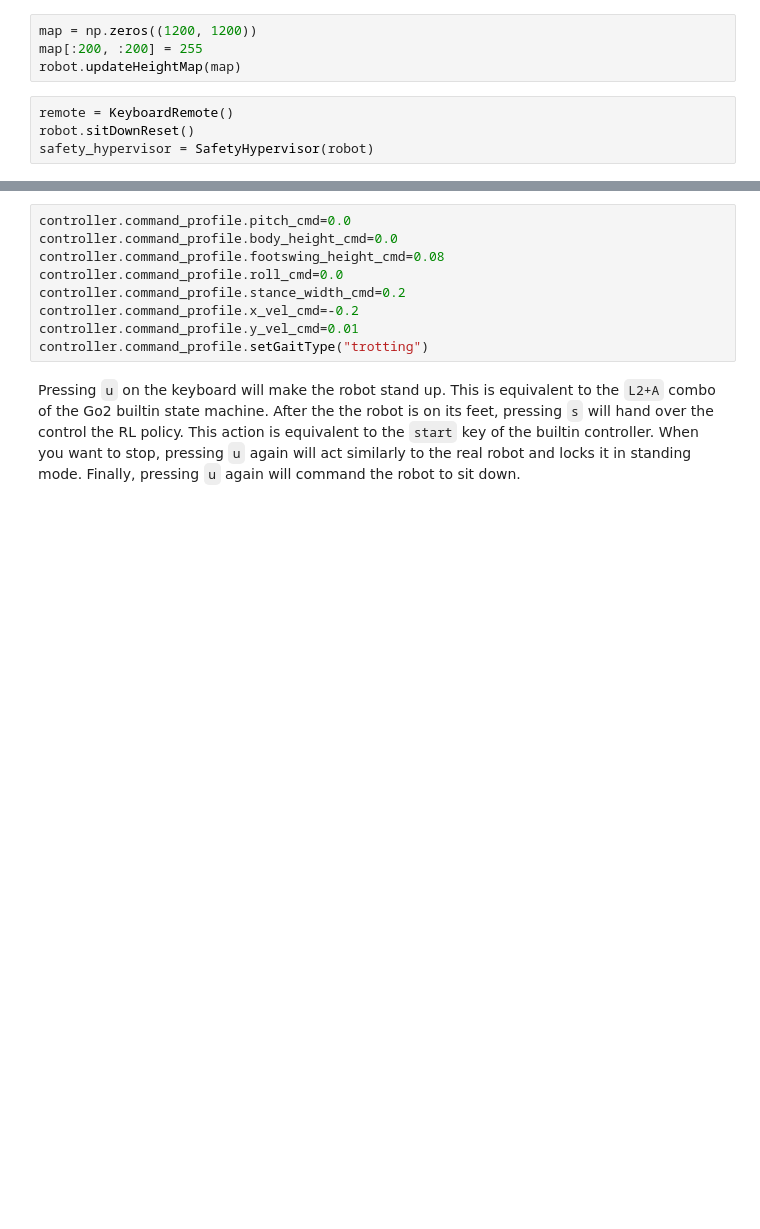
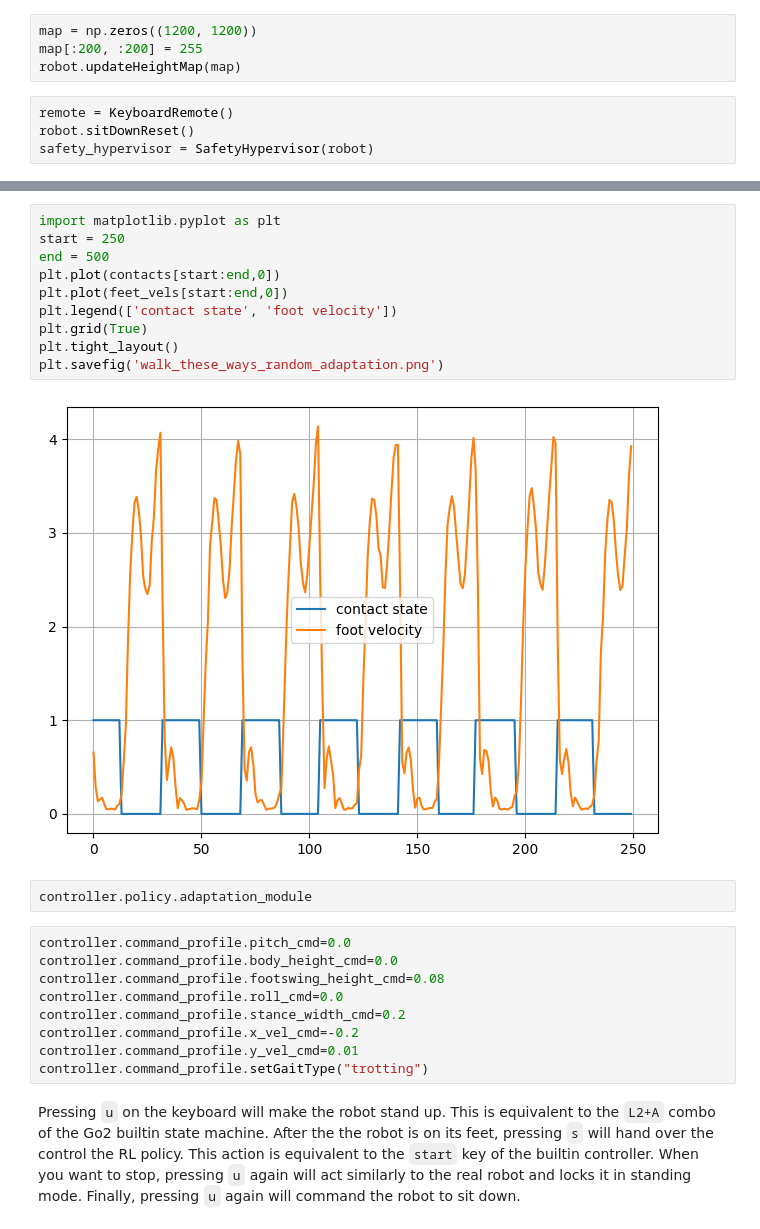
Before and after one commit to Rooholla-KhorramBakht/Go2Py, a Jupyter notebook: examples/05-walk-these-ways-RL-controller.ipynb, the cells around one changed output, grey strips where cells are left out. Saved outputs shown, nothing was run; the diff lists cells and outputs as text; blank space fills up the shorter version.

```diff
--- a/examples/05-walk-these-ways-RL-controller.ipynb
+++ b/examples/05-walk-these-ways-RL-controller.ipynb
@@ -66,3 +94,17 @@ p_gains: [20. 20. 20. 20. 20. 20. 20. 20. 20. 20. 20. 20.]
+# %%
+import matplotlib.pyplot as plt
+start = 250
+end = 500
+plt.plot(contacts[start:end,0])
+plt.plot(feet_vels[start:end,0])
+plt.legend(['contact state', 'foot velocity'])
+plt.grid(True)
+plt.tight_layout()
+plt.savefig('walk_these_ways_random_adaptation.png')
+# %% [output]
+[figure, added]
+# %%
+controller.policy.adaptation_module
 # %%
 controller.command_profile.pitch_cmd=0.0
 controller.command_profile.body_height_cmd=0.0
```
Also changed, not shown: parts of 9 cells of this notebook, 11 other files.
